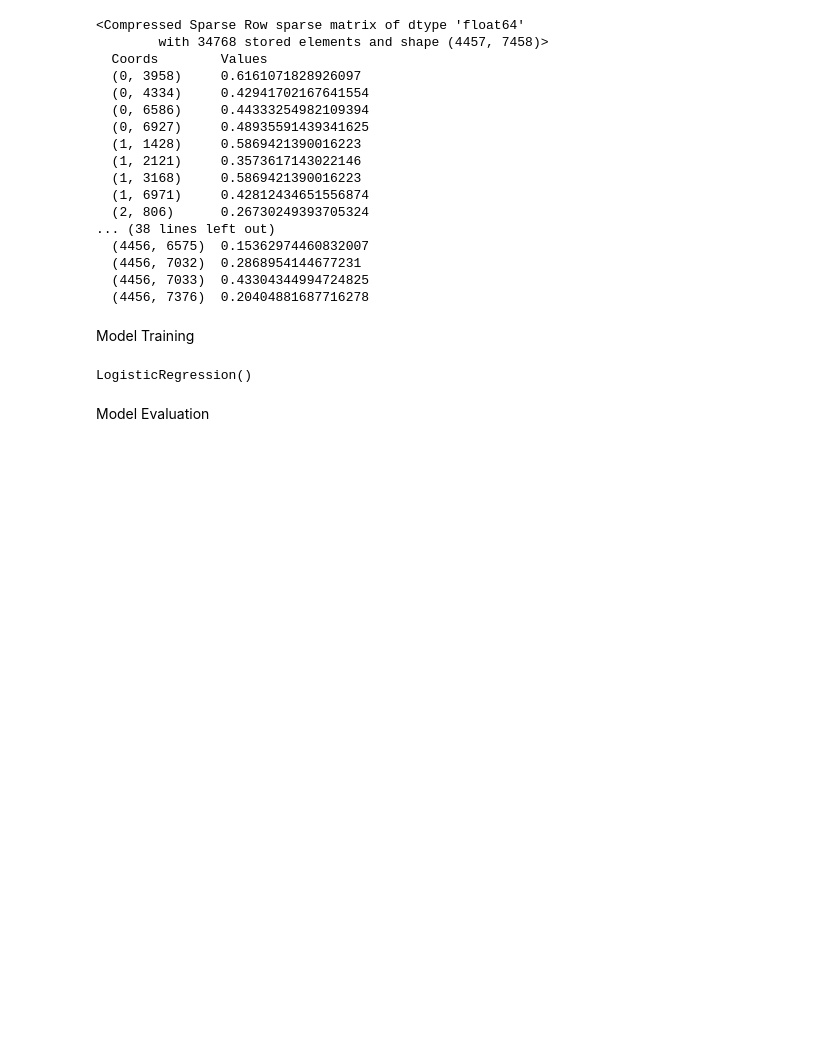
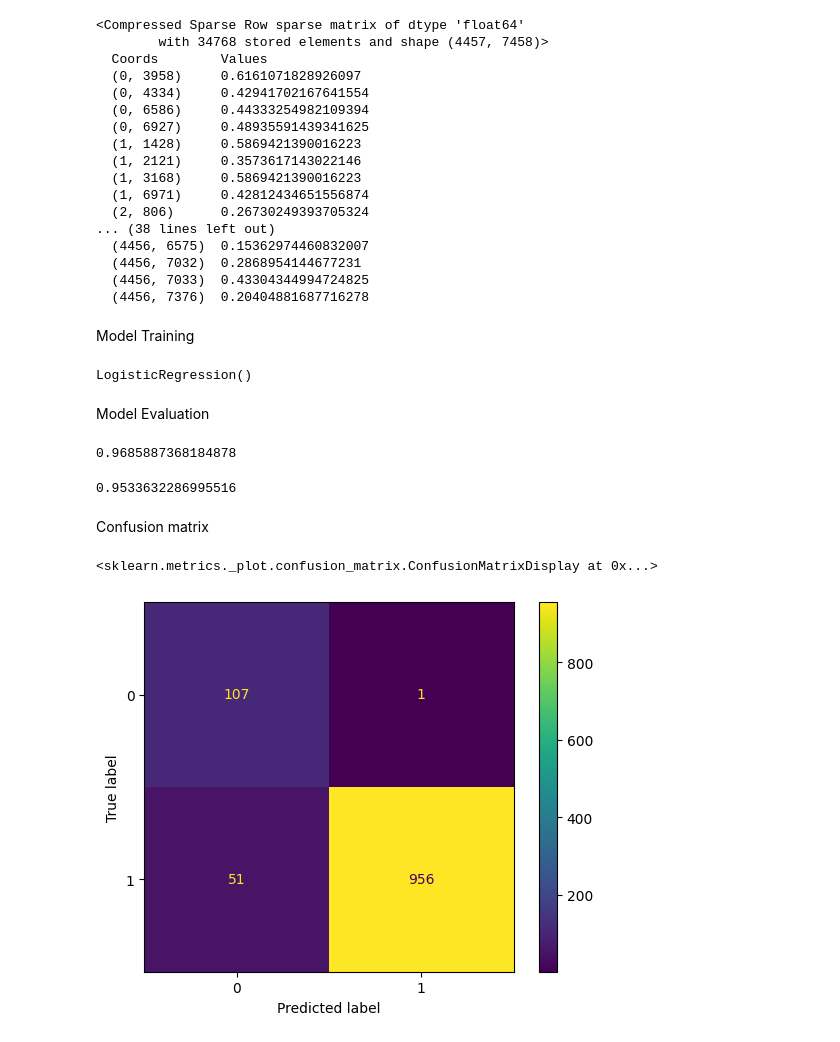
Before and after one commit to mikist23/spam_mail_logreg, a Jupyter notebook: spam_mail.ipynb, the cells around one changed output. Cells and saved outputs as stored; diff of their text form; code cells hidden in the pictures; blank space fills up the shorter version.

Commit message:
Model Evaluation

```diff
--- a/spam_mail.ipynb
+++ b/spam_mail.ipynb
@@ -117,3 +117,23 @@ model.fit(X_train_feature,y_train)
 LogisticRegression()
 # %% [markdown]
 Model Evaluation
+# %%
+train_prediction = model.predict(X_train_feature)
+accuracy_train = accuracy_score(train_prediction,y_train)
+print(accuracy_train)
+# %% [output]
+0.9685887368184878
+# %%
+y_pred = model.predict(X_test_feature)
+accuracy_test = accuracy_score(y_test,y_pred)
+print(accuracy_test)
+# %% [output]
+0.9533632286995516
+# %% [markdown]
+Confusion matrix
+# %%
+cm = confusion_matrix(y_pred,y_test)
+ConfusionMatrixDisplay(cm).plot()
+# %% [output]
+<sklearn.metrics._plot.confusion_matrix.ConfusionMatrixDisplay at 0x...>
+[figure, added]
```
Also changed, not shown: parts of 1 cell of this notebook.
